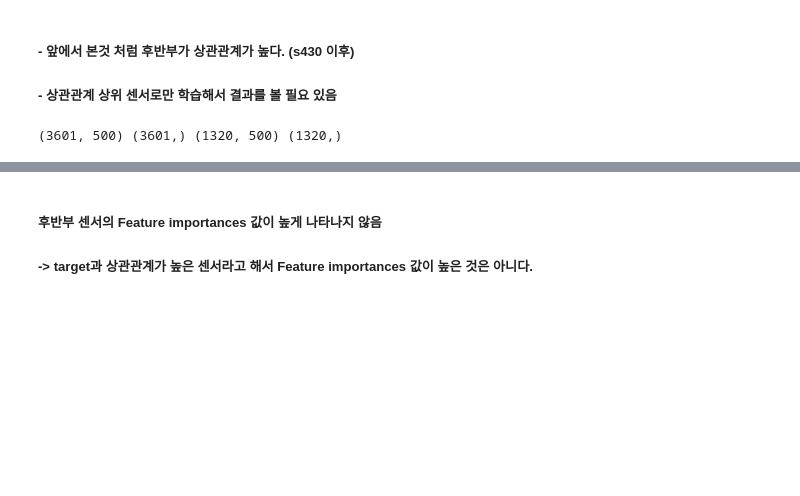
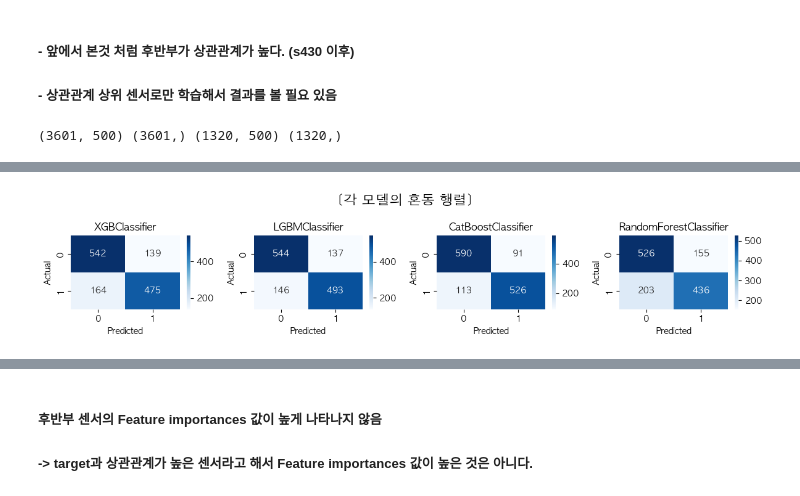
Before and after one commit to ParkSungHyon/smart_factory_2, a Jupyter notebook: Ford/ford3_report.ipynb, the cells around one changed output, grey strips where cells are left out. Cells and saved outputs as stored; diff of their text form; code cells hidden in the pictures; blank space fills up the shorter version.

```diff
--- a/Ford/ford3_report.ipynb
+++ b/Ford/ford3_report.ipynb
@@ -314,0 +370,85 @@ print(x_train.shape, y_train.shape, x_test.shape, y_test.shape)
+# %%
+# ML 모델별로 학습하기
+# 학습 및 예측 모델 4가지 리스트
+model = [xgb.XGBClassifier(),
+        LGBMClassifier(),
+        CatBoostClassifier(verbose=0),
+        RandomForestClassifier()]
+
+# 모델명 리스트 (출력시 모델명 텍스트로 사용)
+model_list = []
+for i in range(len(model)):
+    model_list.append(type(model[i]).__name__)
+
+# 캔버스 3개 만들기 (혼동행렬 / ROC / Feat.Imp. 상위 10항목 / Feat.Imp. 전체 분포)
+fig, axs = plt.subplots(1, len(model), figsize=(3*len(model), 2.5))
+fig2, axs2 = plt.subplots(1, len(model), figsize=(3*len(model), 2.5))
+fig3, axs3 = plt.subplots(1, len(model), figsize=(3*len(model), 2.5))
+fig4, axs4 = plt.subplots(1, len(model), figsize=(3*len(model), 2.5))
+
+fig.suptitle('[각 모델의 혼동 행렬]', fontsize=16)
+fig2.suptitle('[각 모델의 ROC Curve]', fontsize=16)
+fig3.suptitle('[각 모델의 Feature importances 상위10 센서]', fontsize=16)
+fig4.suptitle('[각 모델의 Feature importances 센서별 분포]', fontsize=16)
+
+# 전체 모델 학습 후 정확도, 혼동행렬, Feature Importance 출력하기
+for i in range(len(model)): # 모델 리스트 크기만큼 반복
+    model[i].fit(x_train, y_train) # 모델 한개씩 불러와서 학습
+    y_pred = model[i].predict(x_test) # 각 모델 예측값 변수에 할당
+    accuracy = accuracy_score(y_test, y_pred) # 각 모델 정확도 변수에 할당
+    # 기본 threshold에서 정확도 구하기
+    print(f'threshold 0.5 -> {model_list[i]}_acc : {round(accuracy*100,2)}%')
+
+    # 각 모델의 혼동 행렬을 히트맵으로 그리기
+    conf_mat = confusion_matrix(y_test, y_pred) # 혼동 행렬 만들기 (2,2)
+    sns.heatmap(conf_mat, annot=True, fmt='d', cmap='Blues', ax=axs[i])
+    axs[i].set_title(model_list[i])
+    axs[i].set_ylabel('Actual')
+    axs[i].set_xlabel('Predicted')
+
+    # ROC 그래프 그리기
+    probs = model[i].predict_proba(x_test)[:, 1]  # 양성 클래스에 대한 예측 확률
+    fpr, tpr, thresholds = roc_curve(y_test, probs)
+    roc_auc = auc(fpr, tpr)
+    axs2[i].plot(fpr, tpr, color='darkorange', lw=2, label=f'AUC = {roc_auc:.2f}')
+    axs2[i].plot([0, 1], [0, 1], color='navy', lw=2, linestyle='--')
+    axs2[i].set_title(model_list[i])
+    axs2[i].set_xlabel('FPR')
+    axs2[i].set_ylabel('TPR')
+    axs2[i].legend(loc="lower right")
+    # 최적의 threshold 값 찾기
+    optimal_idx = np.argmax(tpr - fpr)
+    optimal_threshold = thresholds[optimal_idx]
+    # print(f"Optimal threshold : {optimal_threshold:.2f}")
+    # 확률 값을 바탕으로 Optimal threshold 값을 사용하여 예측 수행
+    y_pred_optimal = np.where(probs > optimal_threshold, 1, 0)
+    # 새로운 예측 값을 사용하여 정확도 계산
+    accuracy_optimal = accuracy_score(y_test, y_pred_optimal)
+    print(f'threshold {round(optimal_threshold,2)} ->\
+        {model_list[i]}_acc : {round(accuracy_optimal*100, 2)}%')
+
+    # Feature importances 상위10 항목 구하기
+    imp_df = pd.DataFrame(model[i].feature_importances_) # ndarray 형태를 DataFrame 형태로 바꾸기
+    imp_df.rename(columns={0:'imp'}, inplace=True) # 열 이름 변경
+    imp_df.index = 's' + imp_df.index.astype(str) # 인덱스명 변경 ('s'추가하여 str으로)
+    imp_df_sort = imp_df.sort_values(by='imp', ascending=False) # 내림차순 정렬
+
+    axs3[i].bar(imp_df_sort.head(10).index, imp_df_sort.head(10).iloc[:, 0]) #top10 출력
+    axs3[i].set_title(model_list[i])
+    axs3[i].tick_params(axis='x', rotation=90)
+    axs3[i].set_xlabel('Sensor_no.')
+    axs3[i].set_ylabel('Importances')
+
+    # Feature importances 센서별 분포
+    axs4[i].bar(imp_df.index, imp_df.imp.values)
+    axs4[i].set_title(model_list[i])
+    axs4[i].set_xlabel('Sensor_no.')
+    axs4[i].set_ylabel('Importances')
+
+fig.tight_layout()
+fig2.tight_layout()
+fig3.tight_layout()
+fig4.tight_layout()
+
+plt.show()
+# %% [output]
@@ -314,0 +463 @@ print(x_train.shape, y_train.shape, x_test.shape, y_test.shape)
+[figure, added]
```
Also changed, not shown: parts of 14 cells of this notebook, 3 other files.
